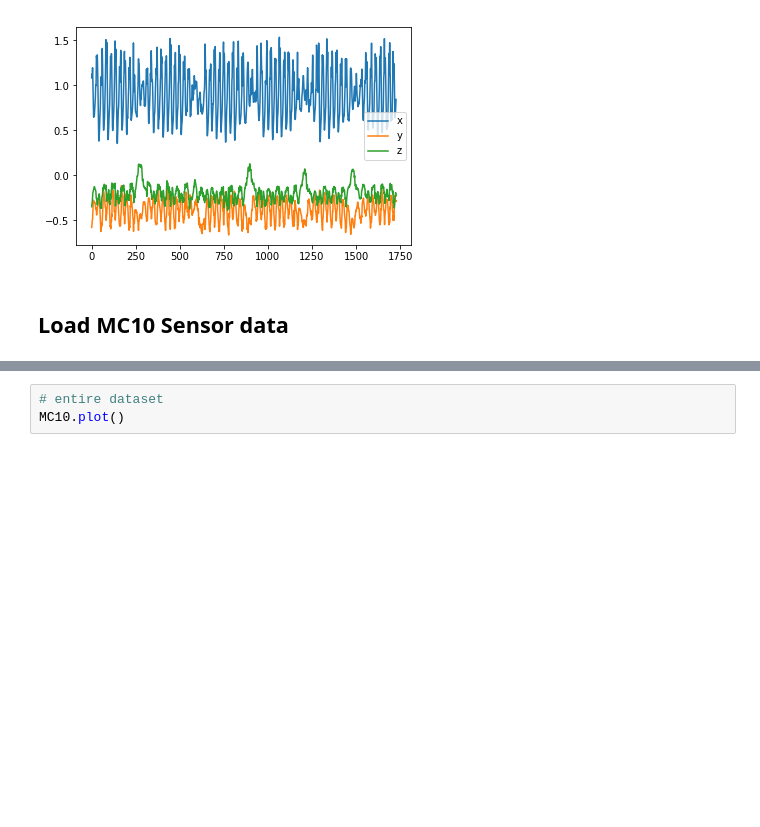
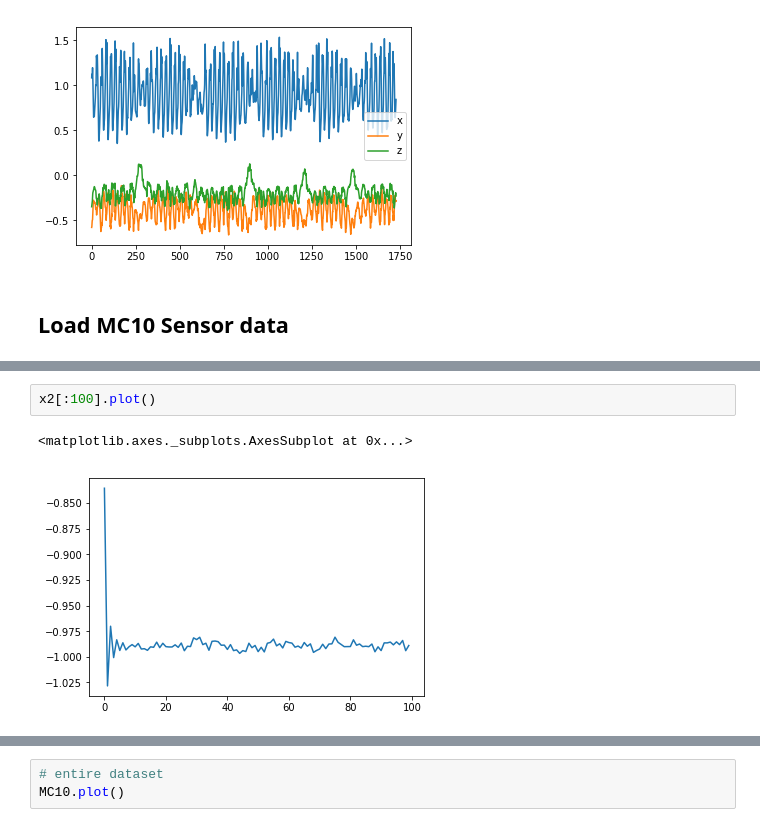
Before and after one commit to kamshee/CIS-PD_Curation, a Jupyter notebook: Correlate Watch Timestamps w MC10.ipynb, the cells around one changed output, grey strips where cells are left out. Saved outputs shown, nothing was run; the diff lists cells and outputs as text; blank space fills up the shorter version.

```diff
--- a/Correlate Watch Timestamps w MC10.ipynb
+++ b/Correlate Watch Timestamps w MC10.ipynb
@@ -35,0 +65,5 @@ MC10.loc[:,'Timestamp (ms)'] = MC10['Timestamp (ms)'].apply(
+# %%
+x2[:100].plot()
+# %% [output]
+<matplotlib.axes._subplots.AxesSubplot at 0x...>
+[figure, added]
```
Also changed, not shown: parts of 34 cells of this notebook.
